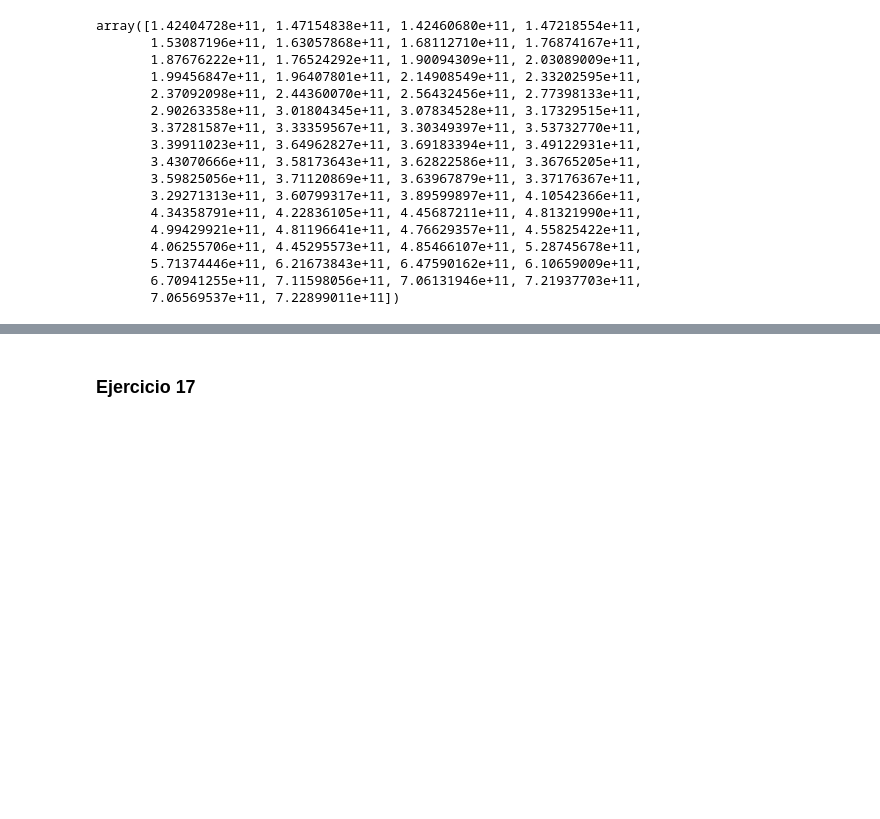
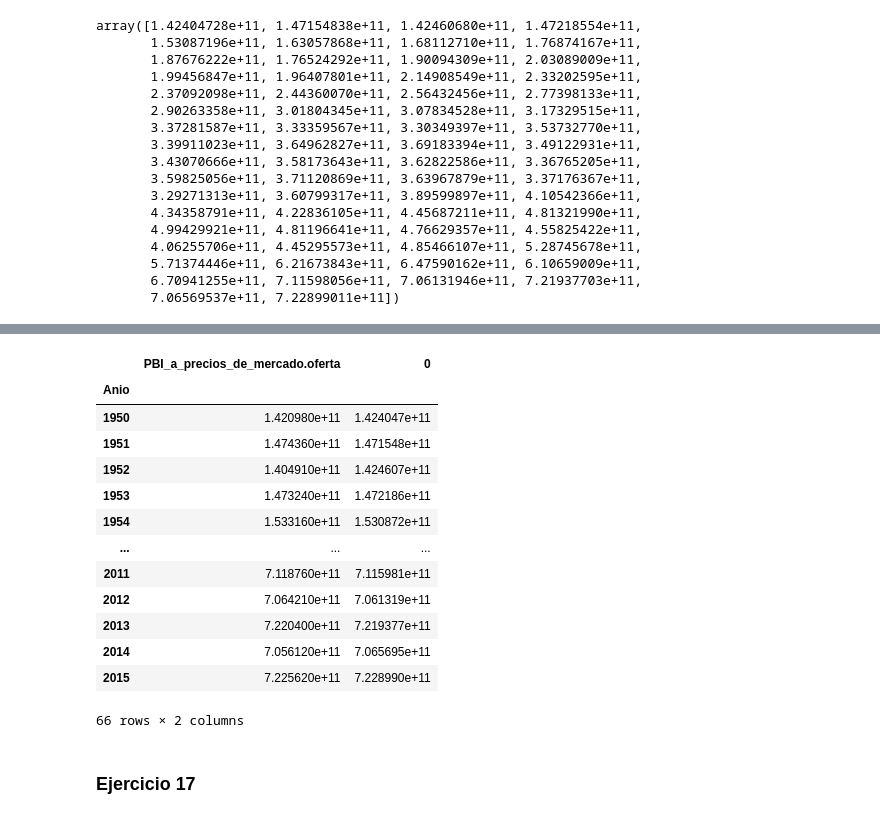
Before and after one commit to santiago-paz/ejercicios-laboratorio-datos-uba, a Jupyter notebook: Prácticas/Práctica-6/soluciones_práctica-6_notebook.ipynb, the cells around one changed output, grey strips where cells are left out. Saved outputs shown, nothing was run; the diff lists cells and outputs as text; code cells hidden in the pictures; blank space fills up the shorter version.

```diff
--- a/Prácticas/Práctica-6/soluciones_práctica-6_notebook.ipynb
+++ b/Prácticas/Práctica-6/soluciones_práctica-6_notebook.ipynb
@@ -615,3 +627,21 @@ array([1.42404728e+11, 1.47154838e+11, 1.42460680e+11, 1.47218554e+11,
+# %%
+df_y_y_pred = pd.concat([y, pd.Series(y_pred).set_axis(y.index)], axis=1)
+df_y_y_pred
+# %% [output]
+|  | PBI_a_precios_de_mercado.oferta | 0 |
+| Anio |  |  |
+| 1950 | 1.420980e+11 | 1.424047e+11 |
+| 1951 | 1.474360e+11 | 1.471548e+11 |
+| 1952 | 1.404910e+11 | 1.424607e+11 |
+| 1953 | 1.473240e+11 | 1.472186e+11 |
+| 1954 | 1.533160e+11 | 1.530872e+11 |
+| ... | ... | ... |
+| 2011 | 7.118760e+11 | 7.115981e+11 |
+| 2012 | 7.064210e+11 | 7.061319e+11 |
+| 2013 | 7.220400e+11 | 7.219377e+11 |
+| 2014 | 7.056120e+11 | 7.065695e+11 |
+| 2015 | 7.225620e+11 | 7.228990e+11 |
+66 rows × 2 columns
 # %% [markdown]
 ### **Ejercicio 17**
 # %%
```
Also changed, not shown: parts of 4 cells of this notebook, 4 other files.
